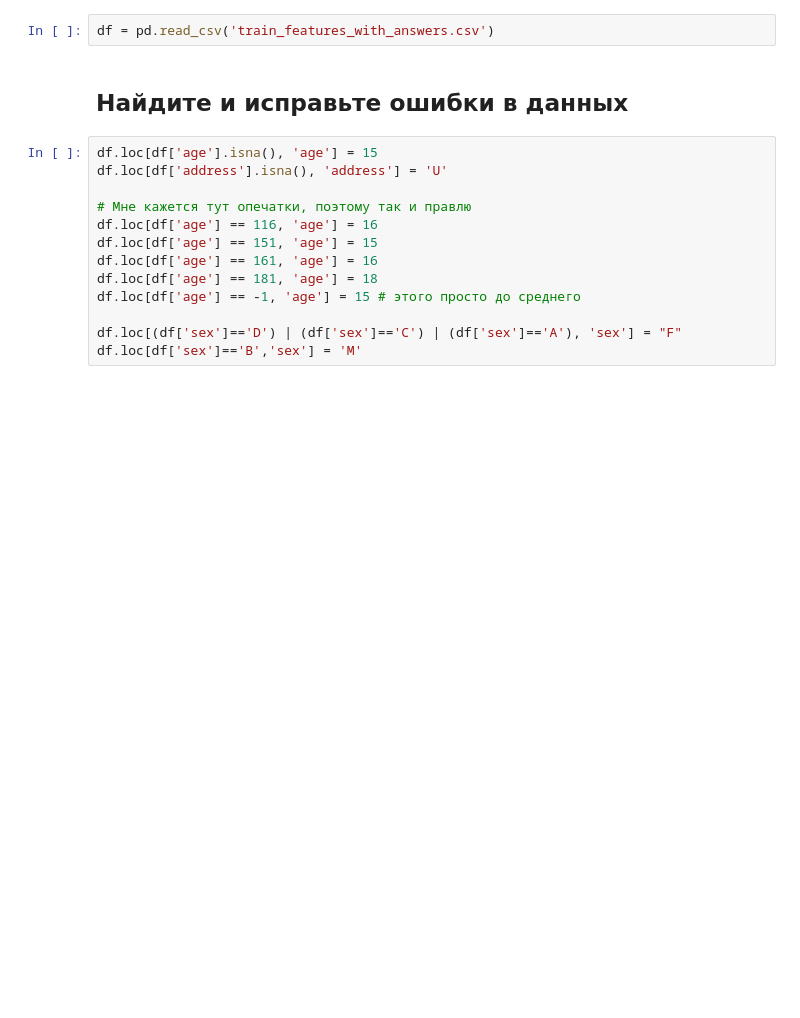
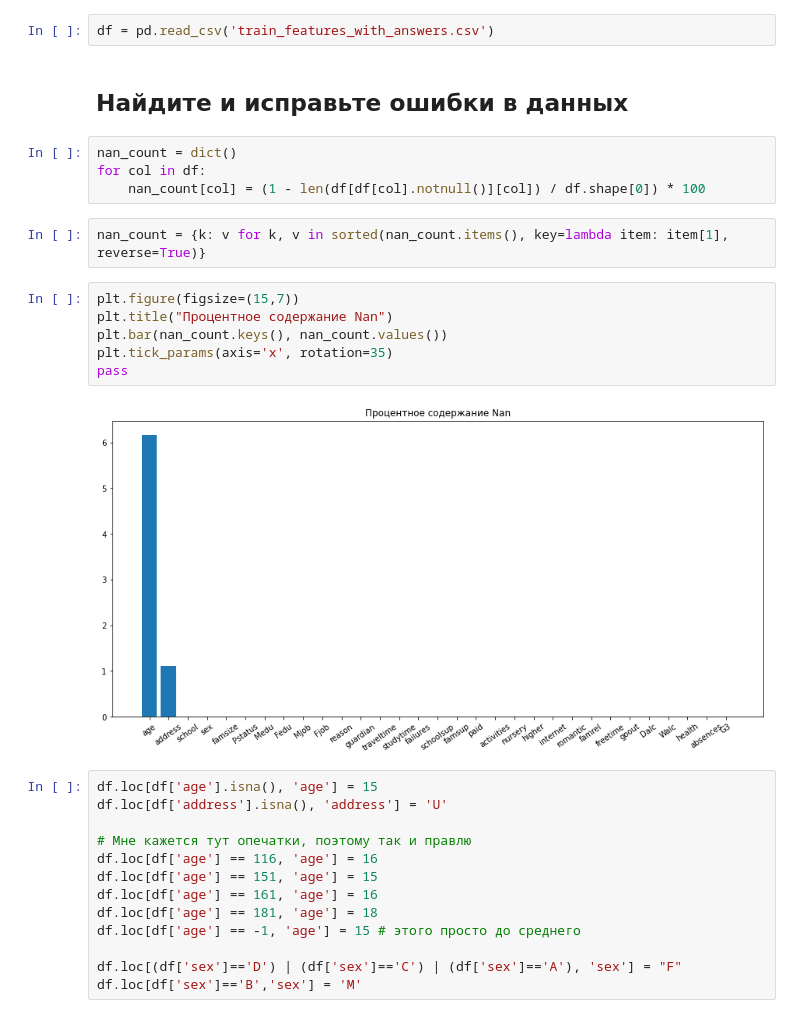
Before and after one commit to AmpiroMax/ml_mipt_dafe, a Jupyter notebook: homeworks/hw_1/hw_1_EDA_preproc.ipynb, the cells around one changed output. Saved outputs shown, nothing was run; the diff lists cells and outputs as text; blank space fills up the shorter version.

```diff
--- a/homeworks/hw_1/hw_1_EDA_preproc.ipynb
+++ b/homeworks/hw_1/hw_1_EDA_preproc.ipynb
@@ -305,6 +307,20 @@ For nan ages:  grades are (max, min)=( 18 9 )
 df = pd.read_csv('train_features_with_answers.csv')
 # %% [markdown]
 ## Найдите и исправьте ошибки в данных
+# %%
+nan_count = dict()
+for col in df:
+    nan_count[col] = (1 - len(df[df[col].notnull()][col]) / df.shape[0]) * 100
+# %%
+nan_count = {k: v for k, v in sorted(nan_count.items(), key=lambda item: item[1], reverse=True)}
+# %%
+plt.figure(figsize=(15,7))
+plt.title("Процентное содержание Nan")
+plt.bar(nan_count.keys(), nan_count.values())
+plt.tick_params(axis='x', rotation=35)
+pass
+# %% [output]
+[figure, added]
 # %%
 df.loc[df['age'].isna(), 'age'] = 15
 df.loc[df['address'].isna(), 'address'] = 'U'
```
Also changed, not shown: parts of 3 cells of this notebook.
